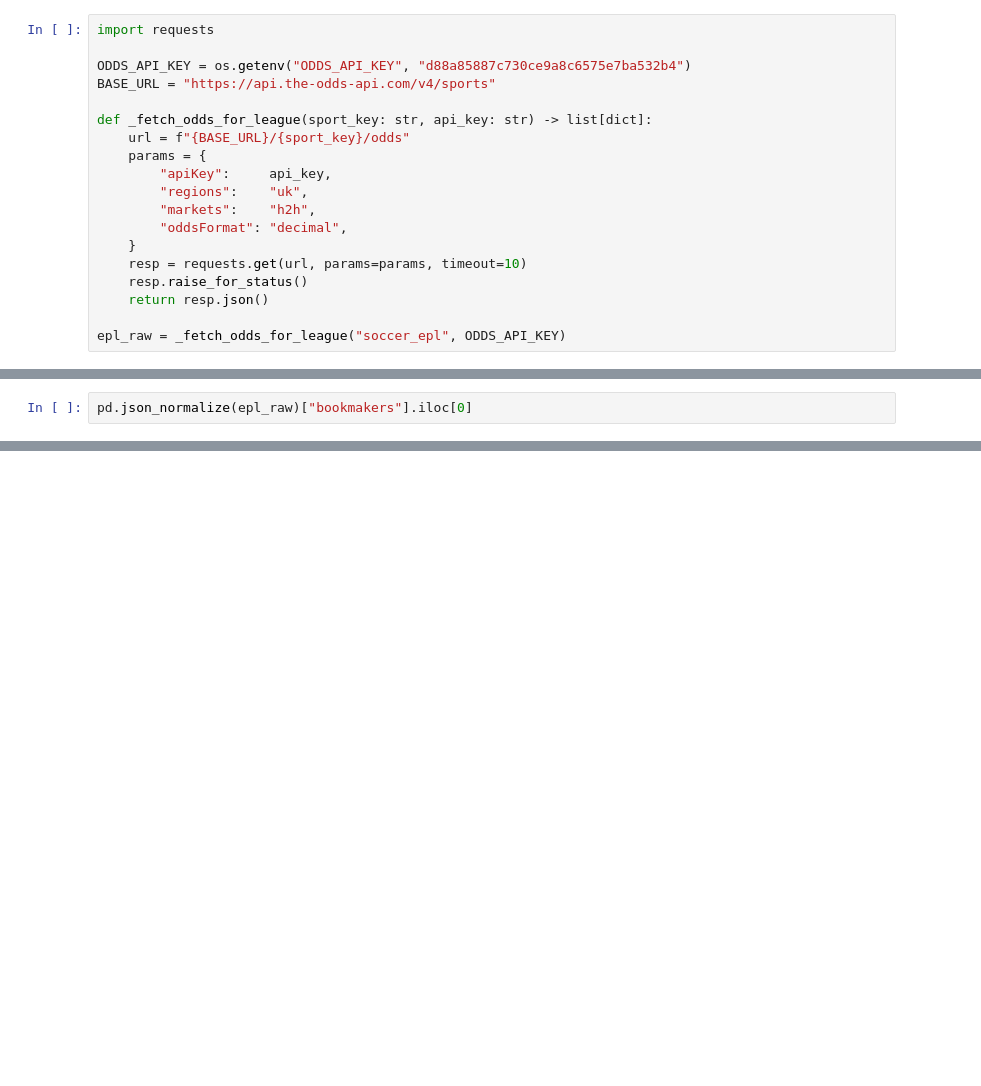
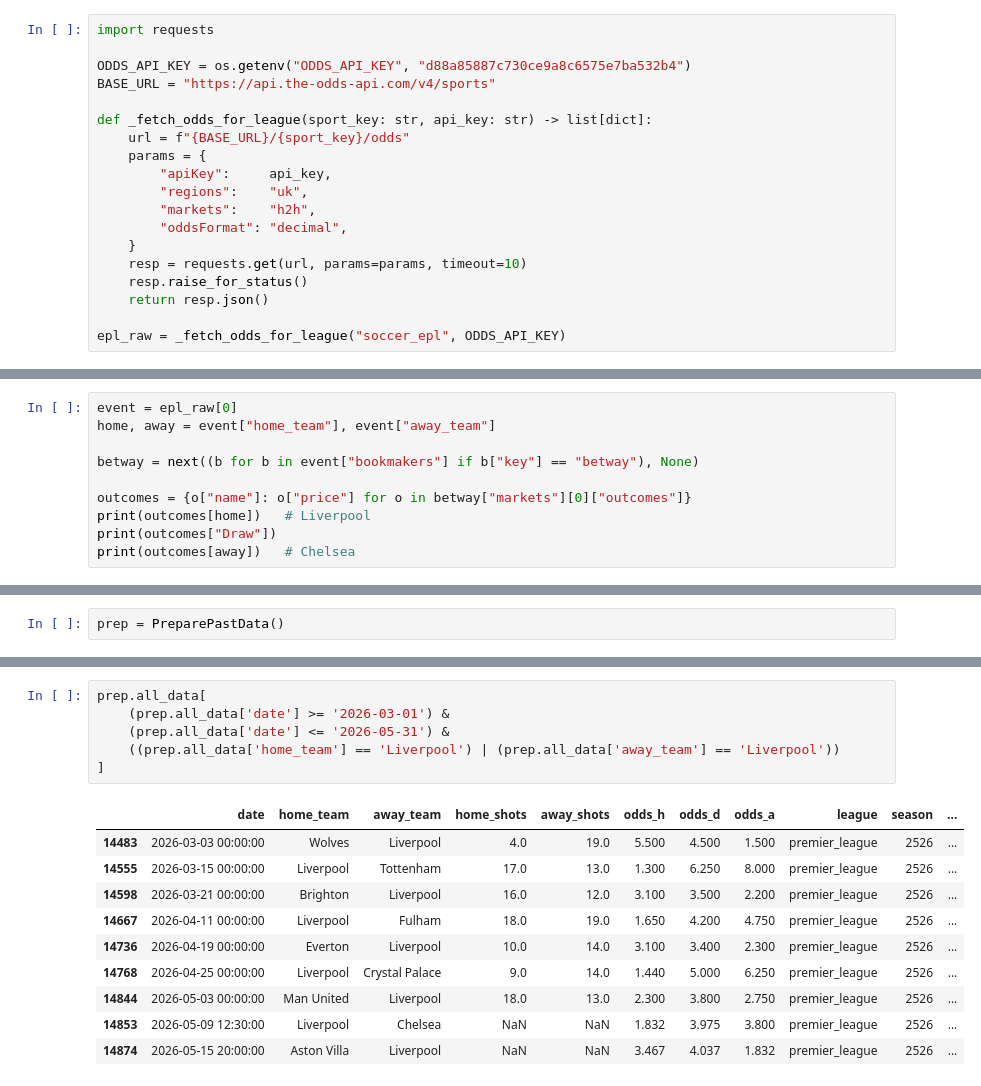
Before and after one commit to aaraval007-wq/shots-odds, a Jupyter notebook: test.ipynb, the cells around one changed output, grey strips where cells are left out. Drawn from its saved outputs; the diff is of its cells as text; blank space fills up the shorter version.

Commit message:
modified:   manual_odds_patches.json 	new file:   model_limitations.md 	modified:   next_steps.txt 	modified:   prepare_data.py 	modified:   test.ipynb

```diff
--- a/test.ipynb
+++ b/test.ipynb
@@ -592,3 +488,11 @@ set(b["key"] for event in epl_raw for b in event["bookmakers"])
 # %%
-pd.json_normalize(epl_raw)["bookmakers"].iloc[0]
+event = epl_raw[0]
+home, away = event["home_team"], event["away_team"]
+
+betway = next((b for b in event["bookmakers"] if b["key"] == "betway"), None)
+
+outcomes = {o["name"]: o["price"] for o in betway["markets"][0]["outcomes"]}
+print(outcomes[home])   # Liverpool
+print(outcomes["Draw"])
+print(outcomes[away])   # Chelsea
 # %% [output]
@@ -611,0 +970,2 @@ pd.json_normalize(epl_raw)["bookmakers"].iloc[0]
+# %%
+prep = PreparePastData()
@@ -611,0 +992,17 @@ pd.json_normalize(epl_raw)["bookmakers"].iloc[0]
+# %%
+prep.all_data[
+    (prep.all_data['date'] >= '2026-03-01') &
+    (prep.all_data['date'] <= '2026-05-31') &
+    ((prep.all_data['home_team'] == 'Liverpool') | (prep.all_data['away_team'] == 'Liverpool'))
+]
+# %% [output]
+|  | date | home_team | away_team | home_shots | away_shots | odds_h | odds_d | odds_a | league | season | ... |
+| 14483 | 2026-03-03 00:00:00 | Wolves | Liverpool | 4.0 | 19.0 | 5.500 | 4.500 | 1.500 | premier_league | 2526 | ... |
+| 14555 | 2026-03-15 00:00:00 | Liverpool | Tottenham | 17.0 | 13.0 | 1.300 | 6.250 | 8.000 | premier_league | 2526 | ... |
+| 14598 | 2026-03-21 00:00:00 | Brighton | Liverpool | 16.0 | 12.0 | 3.100 | 3.500 | 2.200 | premier_league | 2526 | ... |
+| 14667 | 2026-04-11 00:00:00 | Liverpool | Fulham | 18.0 | 19.0 | 1.650 | 4.200 | 4.750 | premier_league | 2526 | ... |
+| 14736 | 2026-04-19 00:00:00 | Everton | Liverpool | 10.0 | 14.0 | 3.100 | 3.400 | 2.300 | premier_league | 2526 | ... |
+| 14768 | 2026-04-25 00:00:00 | Liverpool | Crystal Palace | 9.0 | 14.0 | 1.440 | 5.000 | 6.250 | premier_league | 2526 | ... |
+| 14844 | 2026-05-03 00:00:00 | Man United | Liverpool | 18.0 | 13.0 | 2.300 | 3.800 | 2.750 | premier_league | 2526 | ... |
+| 14853 | 2026-05-09 12:30:00 | Liverpool | Chelsea | NaN | NaN | 1.832 | 3.975 | 3.800 | premier_league | 2526 | ... |
+| 14874 | 2026-05-15 20:00:00 | Aston Villa | Liverpool | NaN | NaN | 3.467 | 4.037 | 1.832 | premier_league | 2526 | ... |
```
Also changed, not shown: parts of 7 cells of this notebook, 4 other files.
